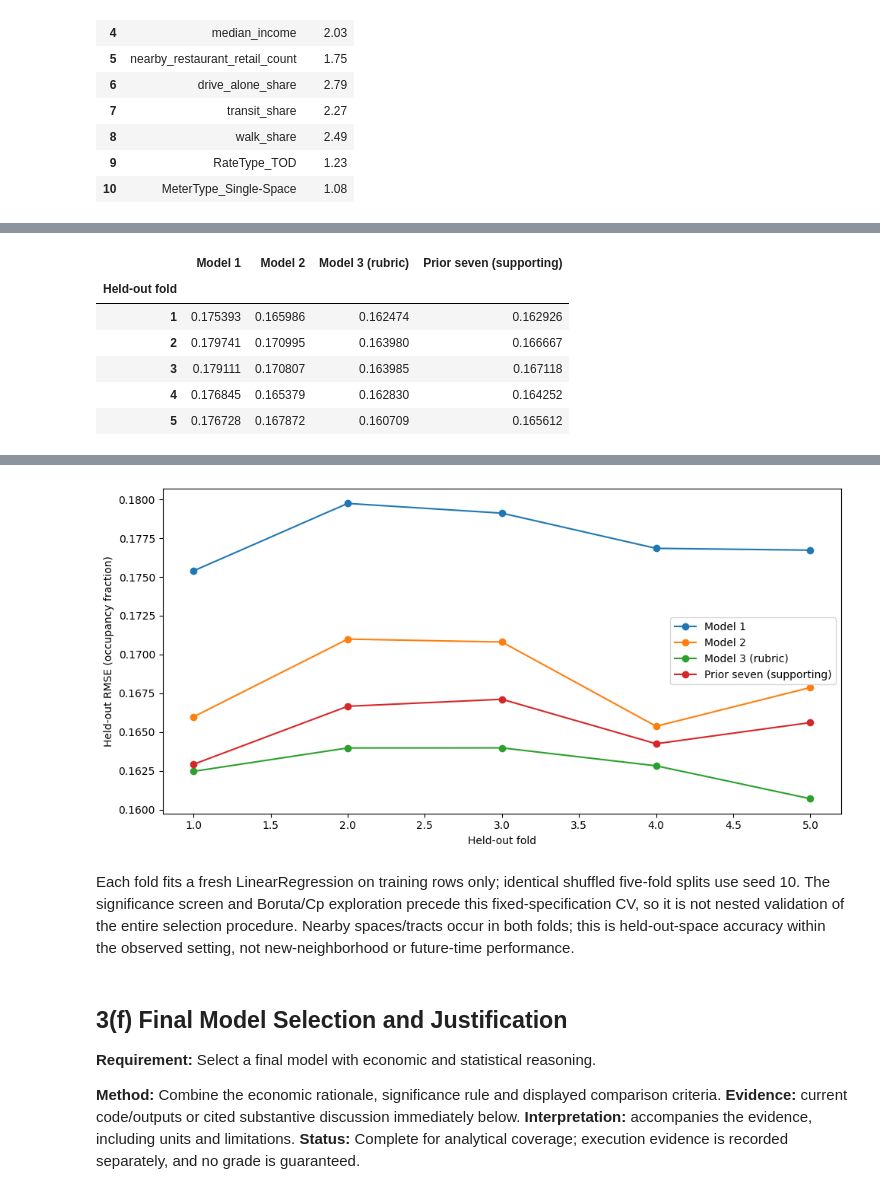
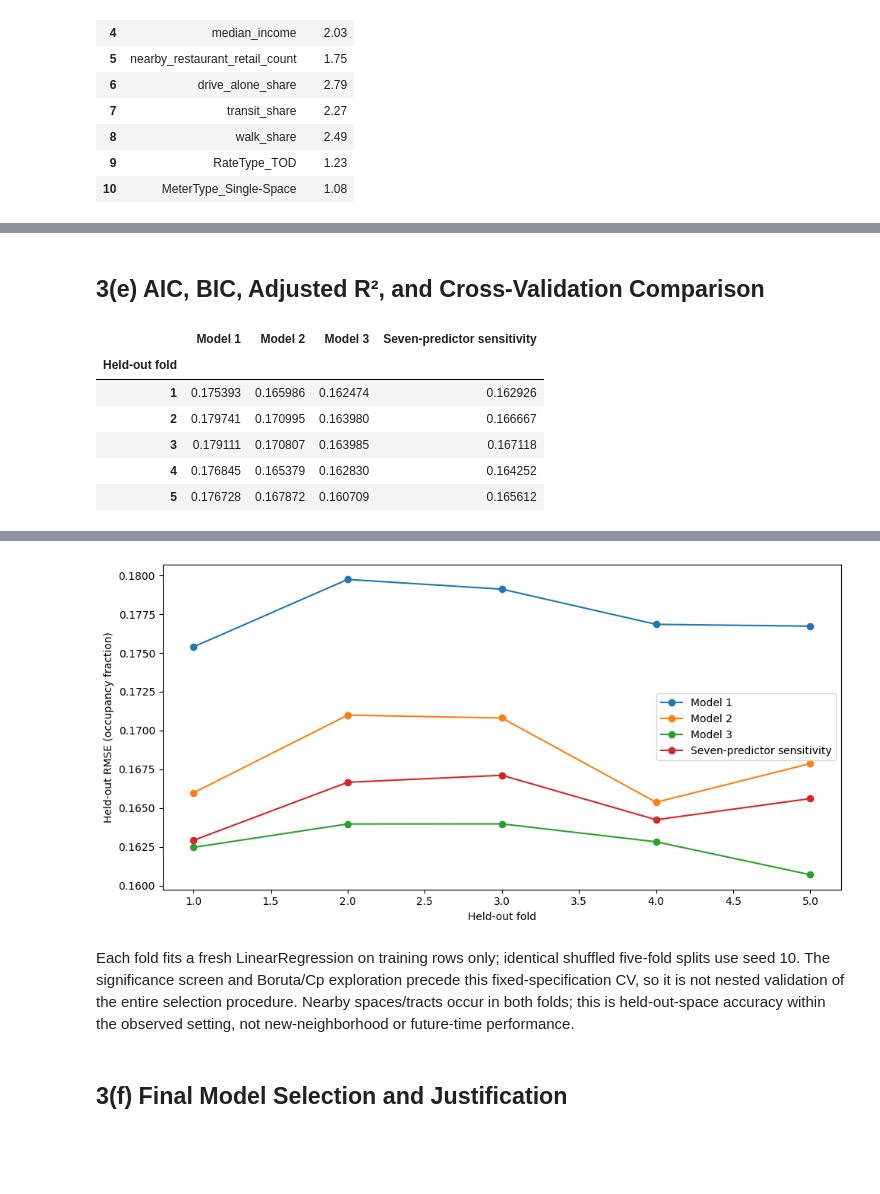
Before and after one commit to finnrcase/Spotless, a Jupyter notebook: notebooks/03_variable_selection_models.ipynb, the cells around one changed output, grey strips where cells are left out. Cells and saved outputs as stored; diff of their text form; code cells hidden in the pictures; blank space fills up the shorter version.

```diff
--- a/notebooks/03_variable_selection_models.ipynb
+++ b/notebooks/03_variable_selection_models.ipynb
@@ -27,7 +17,10 @@ from IPython.display import display, Markdown
 
 %matplotlib inline
 
-root = Path.cwd().parent
+root = next((folder for folder in [Path.cwd(), *Path.cwd().parents]
+             if (folder / "data/processed/parking_cross_section.csv").is_file()), None)
+if root is None:
+    raise FileNotFoundError("The project data/processed/parking_cross_section.csv file is required.")
 parking_full = pd.read_csv(root / "data/processed/parking_cross_section.csv",
                           dtype={"SpaceID": str, "GEOID": str})
 parking = parking_full.loc[parking_full["RateType"].isin(["FLAT", "TOD"])].copy()
@@ -45,6 +38,11 @@ assert parking_full["SpaceID"].is_unique
 assert parking.loc[data.index, "SpaceID"].is_unique
 print("Original / FLAT+TOD / common:", len(parking_full), len(parking), len(data))
 print("Candidates / common-sample tracts:", X.shape[1], parking.loc[data.index, "GEOID"].nunique())
+
+# Preserve complete table text in report outputs.
+pd.set_option("display.max_colwidth", None)
+pd.set_option("display.max_columns", 30)
+pd.set_option("display.max_rows", 100)
 # %% [output]
 Original / FLAT+TOD / common: 4139 4060 4016
 Candidates / common-sample tracts: 12 45
@@ -485,9 +471,13 @@ Current Model 3 Cp: 17.19932204902898 ; minimum searched Cp: 9.949598633172627
+# %% [markdown]
+<a id="section-3e"></a>
+
+## 3(e) AIC, BIC, Adjusted R², and Cross-Validation Comparison
 # %%
 from sklearn.model_selection import KFold, cross_val_score
 from sklearn.linear_model import LinearRegression
 folds = KFold(n_splits=5, shuffle=True, random_state=10)
-fits = {"Model 1": model1, "Model 2": model2, "Model 3 (rubric)": model3,
-        "Prior seven (supporting)": legacy_model}
+fits = {"Model 1": model1, "Model 2": model2, "Model 3": model3,
+        "Seven-predictor sensitivity": legacy_model}
 fold_errors = {}
 for label, fit in fits.items():
     columns = [v for v in fit.model.exog_names if v != "const"]
@@ -507,7 +497,7 @@ display(comparison.round(6))
 cv_results.plot(marker="o",figsize=(10,5))
 plt.ylabel("Held-out RMSE (occupancy fraction)"); plt.tight_layout(); plt.show()
 # %% [output]
-|  | Model 1 | Model 2 | Model 3 (rubric) | Prior seven (supporting) |
+|  | Model 1 | Model 2 | Model 3 | Seven-predictor sensitivity |
 | Held-out fold |  |  |  |  |
 | 1 | 0.175393 | 0.165986 | 0.162474 | 0.162926 |
 | 2 | 0.179741 | 0.170995 | 0.163980 | 0.166667 |
@@ -522,12 +512,8 @@ plt.ylabel("Held-out RMSE (occupancy fraction)"); plt.tight_layout(); plt.show()
-[figure, old version]
+[figure, new version]
 # %% [markdown]
 Each fold fits a fresh LinearRegression on training rows only; identical shuffled five-fold splits use seed 10. The significance screen and Boruta/Cp exploration precede this fixed-specification CV, so it is not nested validation of the entire selection procedure. Nearby spaces/tracts occur in both folds; this is held-out-space accuracy within the observed setting, not new-neighborhood or future-time performance.
-# %% [markdown]
-<a id="current-3f"></a>
-
-## 3(f) Final Model Selection and Justification
-
-**Requirement:** Select a final model with economic and statistical reasoning.
-
-**Method:** Combine the economic rationale, significance rule and displayed comparison criteria. **Evidence:** current code/outputs or cited substantive discussion immediately below. **Interpretation:** accompanies the evidence, including units and limitations. **Status:** Complete for analytical coverage; execution evidence is recorded separately, and no grade is guaranteed.
+# %% [markdown]
+<a id="section-3f"></a>
+
+## 3(f) Final Model Selection and Justification
 # %%
```
Also changed, not shown: parts of 103 cells of this notebook, 38 other files.
